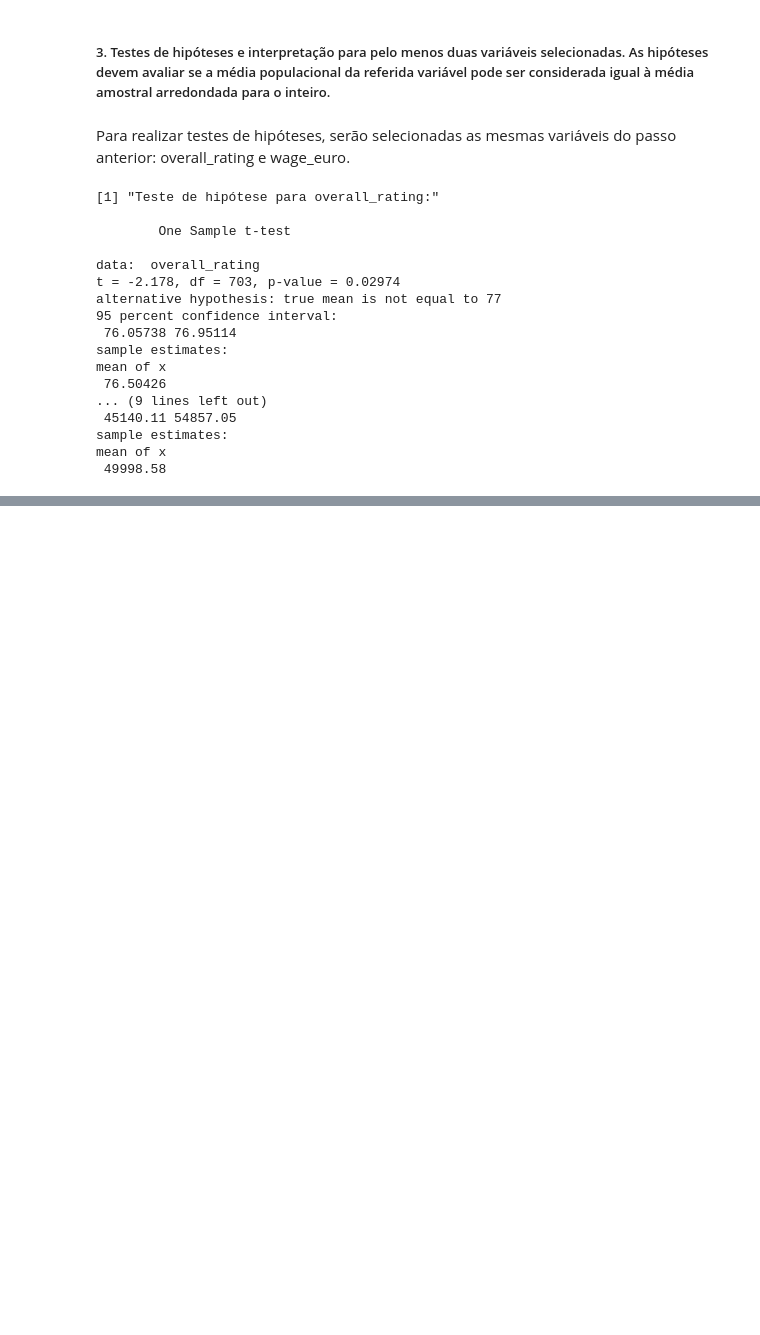
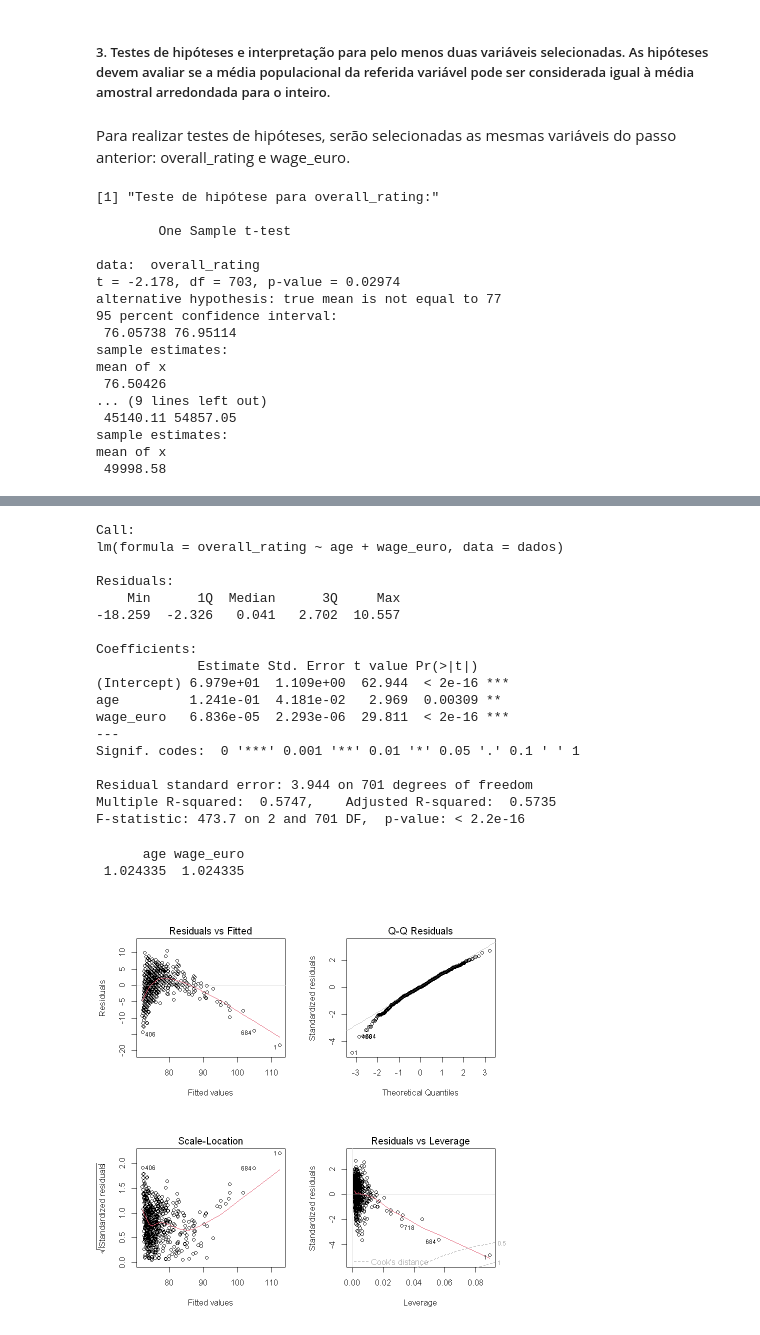
Before and after one commit to marcellsa/pucrs-trabalhos-academicos, a Jupyter notebook: 2024.4-estatistica-aplicada/projeto1-analise-jogadores-fifa/notebooks/2_analise_jogagores_fifa.ipynb, the cells around one changed output, grey strips where cells are left out. Saved outputs shown, nothing was run; the diff lists cells and outputs as text; code cells hidden in the pictures; blank space fills up the shorter version.

```diff
--- a/2024.4-estatistica-aplicada/projeto1-analise-jogadores-fifa/notebooks/2_analise_jogagores_fifa.ipynb
+++ b/2024.4-estatistica-aplicada/projeto1-analise-jogadores-fifa/notebooks/2_analise_jogagores_fifa.ipynb
@@ -217,0 +278,42 @@ Resultados:
+# %%
+# Removendo valores NA
+dados <- na.omit(dados)
+
+# Selecionando as variáveis
+dados <- dados %>% select(overall_rating, age, wage_euro)
+
+# Ajustando o modelo de regressão múltipla
+modelo <- lm(overall_rating ~ age + wage_euro, data = dados)
+
+# Resumo do modelo
+summary(modelo)
+
+# Diagnósticos do modelo
+# 1. Plot dos resíduos
+par(mfrow = c(2, 2))  # Para múltiplos gráficos
+plot(modelo)
+
+# 2. Verificação de multicolinearidade (VIF - Variance Inflation Factor)
+vif(modelo)
+# %% [output]
+Call:
+lm(formula = overall_rating ~ age + wage_euro, data = dados)
+
+Residuals:
+    Min      1Q  Median      3Q     Max
+-18.259  -2.326   0.041   2.702  10.557
+
+Coefficients:
+             Estimate Std. Error t value Pr(>|t|)
+(Intercept) 6.979e+01  1.109e+00  62.944  < 2e-16 ***
+age         1.241e-01  4.181e-02   2.969  0.00309 **
+wage_euro   6.836e-05  2.293e-06  29.811  < 2e-16 ***
+---
+Signif. codes:  0 '***' 0.001 '**' 0.01 '*' 0.05 '.' 0.1 ' ' 1
+
+Residual standard error: 3.944 on 701 degrees of freedom
+Multiple R-squared:  0.5747,    Adjusted R-squared:  0.5735
+F-statistic: 473.7 on 2 and 701 DF,  p-value: < 2.2e-16
+      age wage_euro
+ 1.024335  1.024335
+[figure, added]
```
Also changed, not shown: parts of 11 cells of this notebook.
